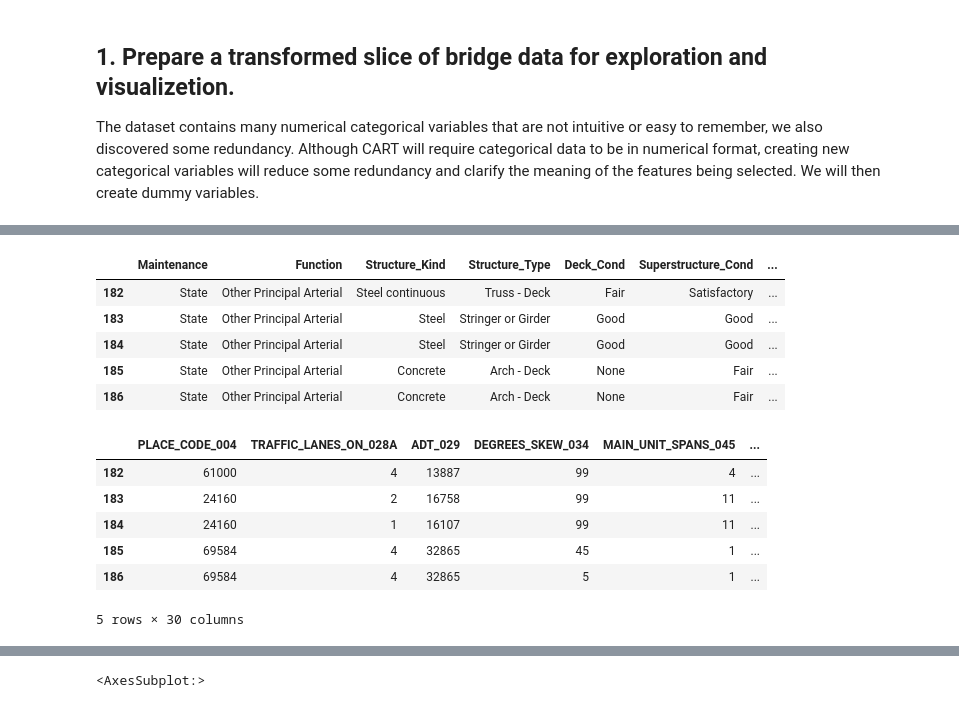
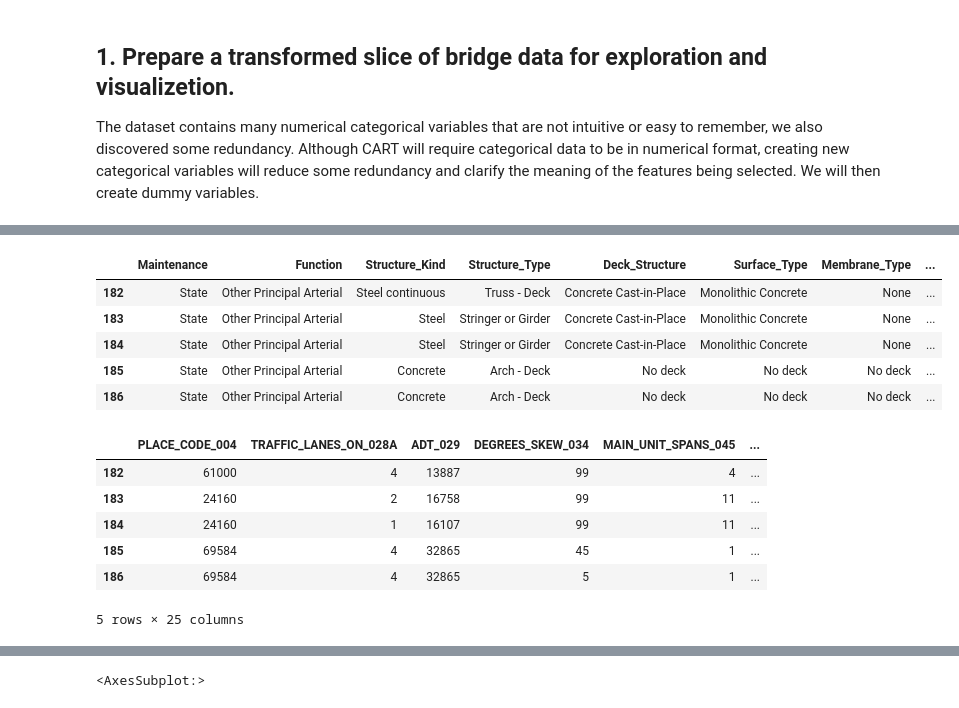
Before and after one commit to megan0422/DABPFinalProject, a Jupyter notebook: Bridge_Only_Classification_Models_Final.ipynb, the cells around one changed output, grey strips where cells are left out. Saved outputs shown, nothing was run; the diff lists cells and outputs as text; code cells hidden in the pictures.

```diff
--- a/Bridge_Only_Classification_Models_Final.ipynb
+++ b/Bridge_Only_Classification_Models_Final.ipynb
@@ -167,42 +148,15 @@ Deck_Protect = {'N': 'No deck','0': 'None', '1': 'Epoxy Coated', '2': 'Galvanize
                 '8': 'Unknown', '9': 'Other', }
 # %%
 #Using dictionaries to create new columns that are easier to interpret for the reader
-new_variables = [ 'Age','Municipality','Toll','Urban','Maintenance', 'Function', 'Structure_Kind', 'Structure_Type', 'Deck_Cond',
-                 'Superstructure_Cond', 'Subtructure_Cond','Channel_Cond', 'Deck_Structure', 'Surface_Type',
-                'Membrane_Type', 'Deck_Protect', 'Deck']
+new_variables = [ 'Age', 'Toll','Urban','Maintenance', 'Function', 'Structure_Kind', 'Structure_Type',
+                 'Deck_Structure', 'Surface_Type', 'Membrane_Type', 'Deck_Protect', 'Deck']
 
-#var_dict = {'Age':'YEAR_BUILT_027', 'Municipality': 'PLACE_CODE_004', 'Toll': 'TOLL_20', 'Maintenance': 'MAINTENANCE_021',
- #           'Urban': 'FUNCTIONAL_CLASS_026', 'Structure_Kind': 'STRUCTURE_KIND_043A', 'Deck_Cond': 'DECK_COND_058',
-  #          'Superstructure_Cond': 'SUPERSTRUCTURE_COND_059', 'Subtructure_Cond': 'SUBSTRUCTURE_COND_060',
-   #         'Channel_Cond': 'CHANNEL_COND_061', 'Deck_Structure': 'DECK_STRUCTURE_TYPE_107', 'Deck': 'DECK_STRUCTURE_TYPE_107',
-    #       'Surface_Type': 'SURFACE_TYPE_108A', 'Membrane_Type': 'MEMBRANE_TYPE_108B', 'Deck_Protect': 'DECK_PROTECTION_108C'}
-
-#Tried to make a function out of this but it just would not work.
-#dicts = ['Maintenance', ]
-#def prepare_bridge_data(df, var_dict):
-  #  translation = {39: None}
-  #  for k, v in var_dict.items():
-  #      if 'Cond' in k:
-  #          df[k] = df[v].map(Condition)
-   #     elif 'Age' in k:
-    #        df[k] = 2022 - df[v]
-    #    else:
-    #        df[k] = df[v].map(k)
-    #return df
-
-#Bridge_class = prepare_bridge_data(Bridges_class, var_dict)
-
-Bridges_class['Municipality'] = Bridges_class['PLACE_CODE_004'].map(Municipality)
 Bridges_class['Toll'] = Bridges_class['TOLL_020'].map(Toll)
 Bridges_class['Maintenance'] = Bridges_class['MAINTENANCE_021'].map(Maintenance)
 Bridges_class['Urban'] = Bridges_class['FUNCTIONAL_CLASS_026'].map(Urban)
 Bridges_class['Function'] = Bridges_class['FUNCTIONAL_CLASS_026'].map(Function)
 Bridges_class['Structure_Kind'] = Bridges_class['STRUCTURE_KIND_043A'].map(Structure_Kind)
 Bridges_class['Structure_Type'] = Bridges_class['STRUCTURE_TYPE_043B'].map(Structure_Type)
-Bridges_class['Deck_Cond'] = Bridges_class['DECK_COND_058'].map(Condition)
-Bridges_class['Superstructure_Cond'] = Bridges_class['SUPERSTRUCTURE_COND_059'].map(Condition)
-Bridges_class['Subtructure_Cond'] = Bridges_class['SUBSTRUCTURE_COND_060'].map(Condition)
-Bridges_class['Channel_Cond'] = Bridges_class['CHANNEL_COND_061'].map(Condition)
 Bridges_class['Deck_Structure'] = Bridges_class['DECK_STRUCTURE_TYPE_107'].map(Deck_Structure)
 Bridges_class['Deck'] = Bridges_class['DECK_STRUCTURE_TYPE_107'].map(Deck)
 Bridges_class['Surface_Type'] = Bridges_class['SURFACE_TYPE_108A'].map(Surface_Type)
@@ -221,26 +175,25 @@ Bridges_class[Bridges_class.columns.intersection(new_variables)].head()
 # %%
 #Change new categorical variable into category data type
-category_vars = ['Maintenance', 'Function', 'Structure_Kind', 'Structure_Type', 'Deck_Cond',
-                 'Superstructure_Cond', 'Subtructure_Cond','Channel_Cond', 'Deck_Structure', 'Surface_Type',
+category_vars = ['Maintenance', 'Function', 'Structure_Kind', 'Structure_Type', 'Deck_Structure', 'Surface_Type',
                 'Membrane_Type', 'Deck_Protect']
 #Values need to be 'category' dtype to make dummy variables
 
 for var in category_vars:
      Bridges_class[var] = Bridges_class[var].astype('category')
 Bridges_class[Bridges_class.columns.intersection(category_vars)].head()
 # %% [output]
-|  | Maintenance | Function | Structure_Kind | Structure_Type | Deck_Cond | Superstructure_Cond | ... |
-| 182 | State | Other Principal Arterial | Steel continuous | Truss - Deck | Fair | Satisfactory | ... |
-| 183 | State | Other Principal Arterial | Steel | Stringer or Girder | Good | Good | ... |
-| 184 | State | Other Principal Arterial | Steel | Stringer or Girder | Good | Good | ... |
-| 185 | State | Other Principal Arterial | Concrete | Arch - Deck | None | Fair | ... |
-| 186 | State | Other Principal Arterial | Concrete | Arch - Deck | None | Fair | ... |
+|  | Maintenance | Function | Structure_Kind | Structure_Type | Deck_Structure | Surface_Type | Membrane_Type | ... |
+| 182 | State | Other Principal Arterial | Steel continuous | Truss - Deck | Concrete Cast-in-Place | Monolithic Concrete | None | ... |
+| 183 | State | Other Principal Arterial | Steel | Stringer or Girder | Concrete Cast-in-Place | Monolithic Concrete | None | ... |
+| 184 | State | Other Principal Arterial | Steel | Stringer or Girder | Concrete Cast-in-Place | Monolithic Concrete | None | ... |
+| 185 | State | Other Principal Arterial | Concrete | Arch - Deck | No deck | No deck | No deck | ... |
+| 186 | State | Other Principal Arterial | Concrete | Arch - Deck | No deck | No deck | No deck | ... |
 # %%
 #List of all variables that will be considered for classification. See report.
 all_variables = new_variables + ['PLACE_CODE_004','TRAFFIC_LANES_ON_028A' , 'ADT_029', 'DEGREES_SKEW_034',
-                                 'MAX_SPAN_LEN_MT_048', 'STRUCTURE_LEN_MT_049', 'ROADWAY_WIDTH_MT_051', 'MAIN_UNIT_SPANS_045',
-                                 'INSPECT_FREQ_MONTHS_091','HIGHWAY_SYSTEM_104', 'PERCENT_ADT_TRUCK_109',
-                                 'BRIDGE_CONDITION', 'DECK_AREA']
+                                 'MAX_SPAN_LEN_MT_048', 'STRUCTURE_LEN_MT_049', 'ROADWAY_WIDTH_MT_051',
+                                 'MAIN_UNIT_SPANS_045','INSPECT_FREQ_MONTHS_091','HIGHWAY_SYSTEM_104',
+                                 'PERCENT_ADT_TRUCK_109', 'BRIDGE_CONDITION', 'DECK_AREA']
 
 
 Bridges_class_v2 = Bridges_class[Bridges_class.columns.intersection(all_variables)]
@@ -254,7 +207,7 @@ Bridges_class_v2.head()
 | 184 | 24160 | 1 | 16107 | 99 | 11 | ... |
 | 185 | 69584 | 4 | 32865 | 45 | 1 | ... |
 | 186 | 69584 | 4 | 32865 | 5 | 1 | ... |
-5 rows × 30 columns
+5 rows × 25 columns
 # %%
 #All continuous variables have to be normalized: ADT_029, DEGREES_SKEW_034,MAIN_UNIT_SPANS_045, MAX_SPAN_LEN_MT_048,
 #ROADWAY_WIDTH_MT_051, etc
```
Also changed, not shown: parts of 26 cells of this notebook.
